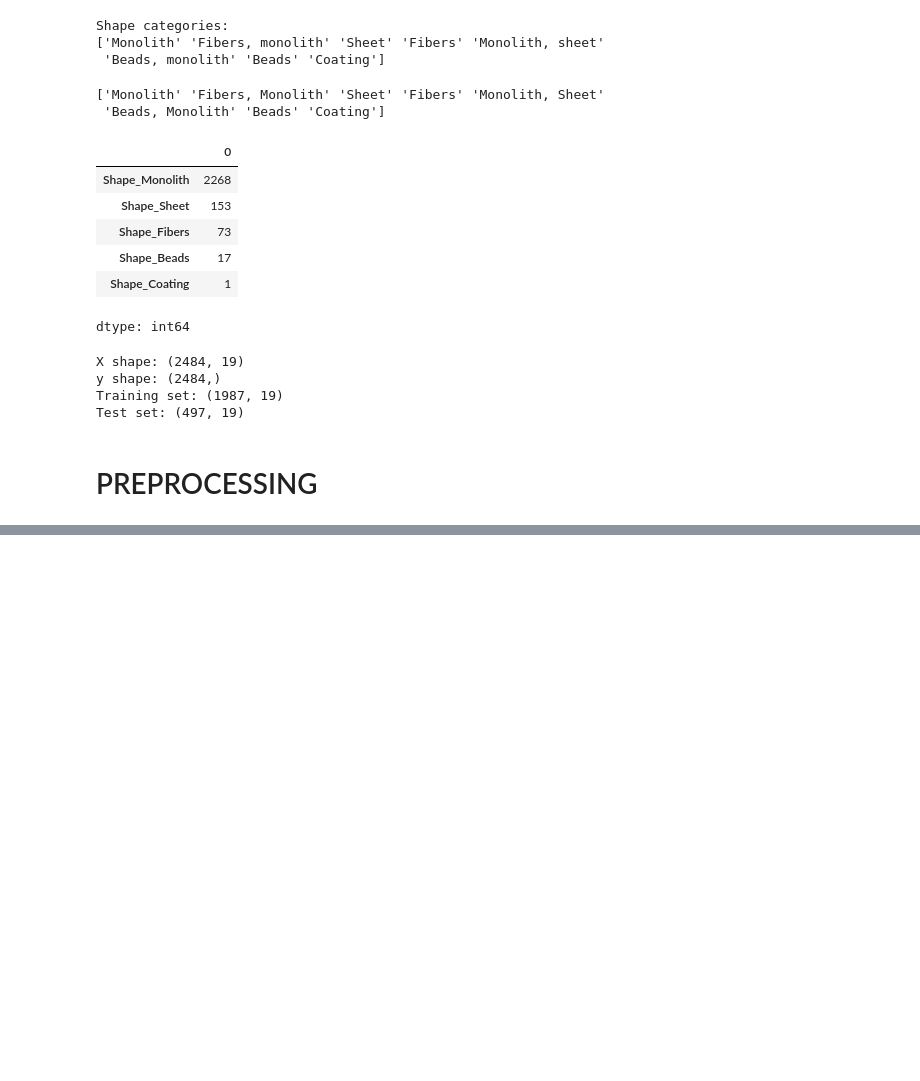
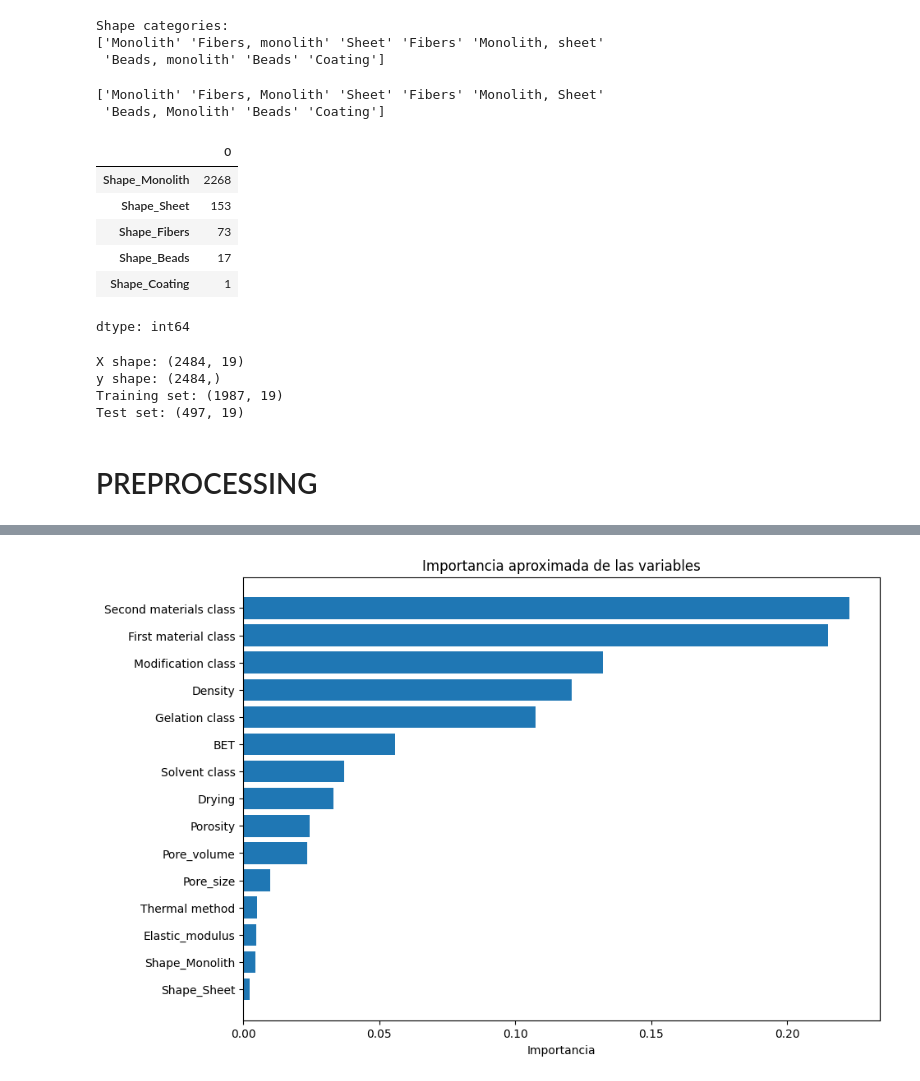
Before and after one commit to paulagirones/Aerogels_thermal_conductivity, a Jupyter notebook: aerogels_thermal_conductivity_ml.ipynb, the cells around one changed output, grey strips where cells are left out. Drawn from its saved outputs; the diff is of its cells as text; code cells hidden in the pictures; blank space fills up the shorter version.

```diff
--- a/aerogels_thermal_conductivity_ml.ipynb
+++ b/aerogels_thermal_conductivity_ml.ipynb
@@ -1165,0 +1364,37 @@ preprocessor = ColumnTransformer(
+# %%
+fitted_preprocessor = random_forest_model.named_steps["preprocessor"]
+fitted_forest = random_forest_model.named_steps["model"]
+
+transformed_feature_names = fitted_preprocessor.get_feature_names_out()
+transformed_importances = fitted_forest.feature_importances_
+
+importance_detail = pd.DataFrame({
+    "transformed_feature": transformed_feature_names,
+    "importance": transformed_importances
+})
+
+def recover_original_feature(transformed_name):
+    clean_name = transformed_name.split("__", 1)[1]
+
+    if transformed_name.startswith("num__"):
+        return clean_name
+
+    for original_feature in categorical_features:
+        prefix = f"{original_feature}_"
+        if clean_name.startswith(prefix):
+            return original_feature
+
+    return clean_name
+
+importance_detail["original_feature"] = (
+    importance_detail["transformed_feature"]
+    .map(recover_original_feature)
+)
+
+importance_by_original_feature = (
+    importance_detail.groupby("original_feature")["importance"]
+    .sum()
+    .sort_values(ascending=False)
+)
+
+importance_by_original_feature.to_frame("importance")
@@ -1165,0 +1420,10 @@ preprocessor = ColumnTransformer(
+# %%
+top_importances = importance_by_original_feature.head(15).sort_values()
+
+plt.figure(figsize=(10, 7))
+plt.barh(top_importances.index, top_importances.values)
+plt.title("Importancia aproximada de las variables")
+plt.xlabel("Importancia")
+plt.show()
+# %% [output]
+[figure, added]
```
Also changed, not shown: parts of 23 cells of this notebook.
